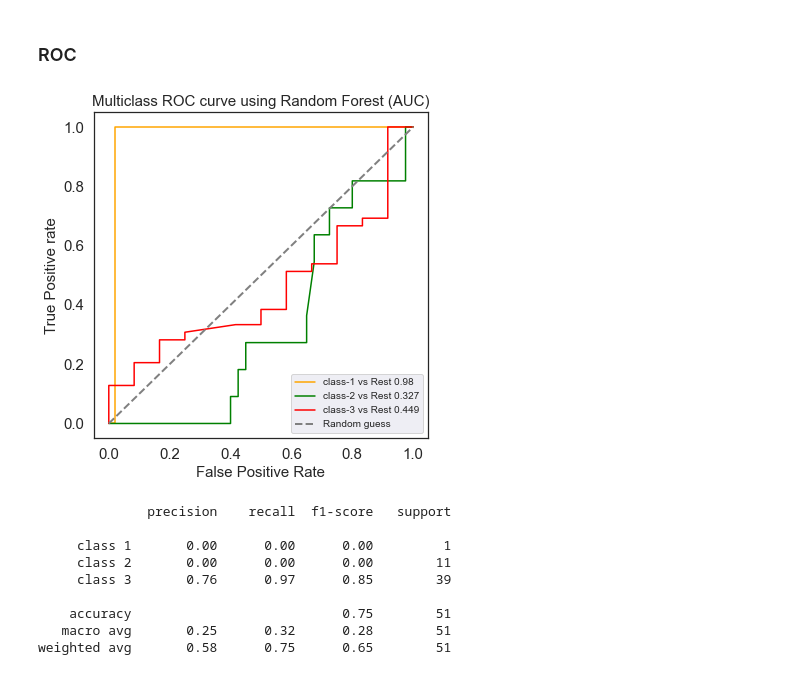
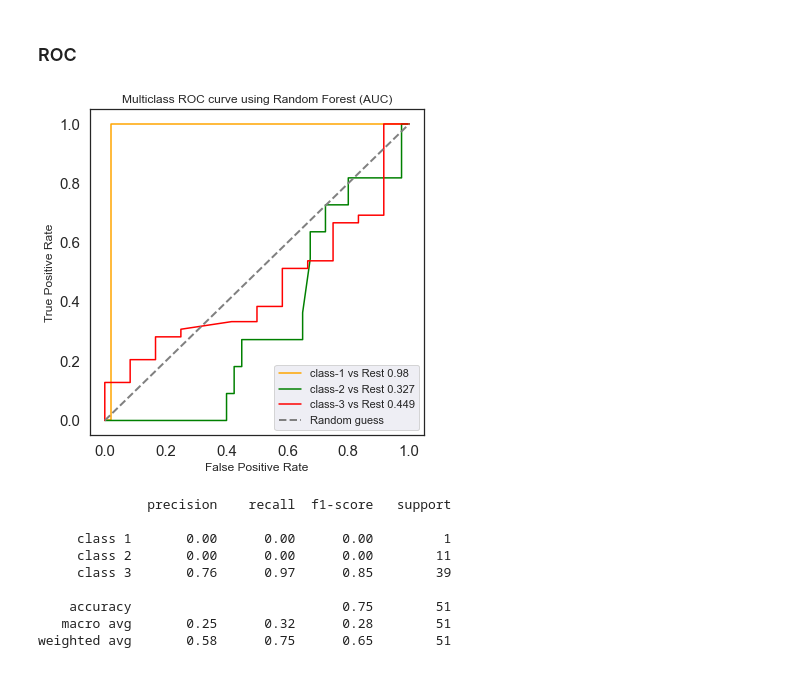
Before and after one commit to Thunderbeee/hai-cooking, a Jupyter notebook: modeling/round-scale-modeling.ipynb, the cells around one changed output. Saved outputs shown, nothing was run; the diff lists cells and outputs as text; code cells hidden in the pictures.

```diff
--- a/modeling/round-scale-modeling.ipynb
+++ b/modeling/round-scale-modeling.ipynb
@@ -583,39 +668,39 @@ n_class = 3
 for i in range(n_class):
     fpr[i], tpr[i], thresh[i] = roc_curve(y_val, pred_prob[:,i], pos_label=i+1)
 
 a = []
 classes = RF.classes_
 for i in range(len(classes)):
     # Gets the class
     c = classes[i]
 
     # Prepares an auxiliar dataframe to help with the plots
     df_aux = X_val.copy()
     df_aux['class'] = [1 if y == c else 0 for y in y_val]
     df_aux['prob'] = pred_prob[:, i]
     df_aux = df_aux.reset_index(drop = True)
 
 
     # Calculates the ROC AUC OvR
     a.append(round(roc_auc_score(df_aux['class'], df_aux['prob']),3))
 #     print(roc_auc_score(df_aux['class'], df_aux['prob']))
 
 sns.set_style("white")
 plt.plot(fpr[0], tpr[0], linestyle='-',color='orange', label=f'class-1 vs Rest {a[0]}')
 plt.plot(fpr[1], tpr[1], linestyle='-',color='green', label=f'class-2 vs Rest {a[1]}')
 plt.plot(fpr[2], tpr[2], linestyle='-',color='red', label=f'class-3 vs Rest {a[2]}')
 
-plt.title('Multiclass ROC curve using Random Forest (AUC)',fontsize=15)
-plt.xlabel('False Positive Rate',fontsize=15)
-plt.ylabel('True Positive rate',fontsize=15)
+plt.title('Multiclass ROC curve using Random Forest (AUC)',)
+plt.xlabel('False Positive Rate',)
+plt.ylabel('True Positive Rate',)
 plt.tick_params(labelsize=15)
 sns.set(rc={'figure.figsize':(6,6)})
 plt.plot([0, 1], [0, 1], linestyle='--', lw=2, color='grey', label='Random guess')
-# plt.legend(loc='best',fontsize=10)
-plt.legend(loc="lower right", fontsize=10)
+
+plt.legend(loc="lower right")
 plt.savefig("RF.pdf",dpi=300);
 # %% [output]
-[figure, old version]
+[figure, new version]
 # %%
 from sklearn.metrics import classification_report
 y_true = y_val
```
Also changed, not shown: parts of 27 cells of this notebook, 5 other files.
